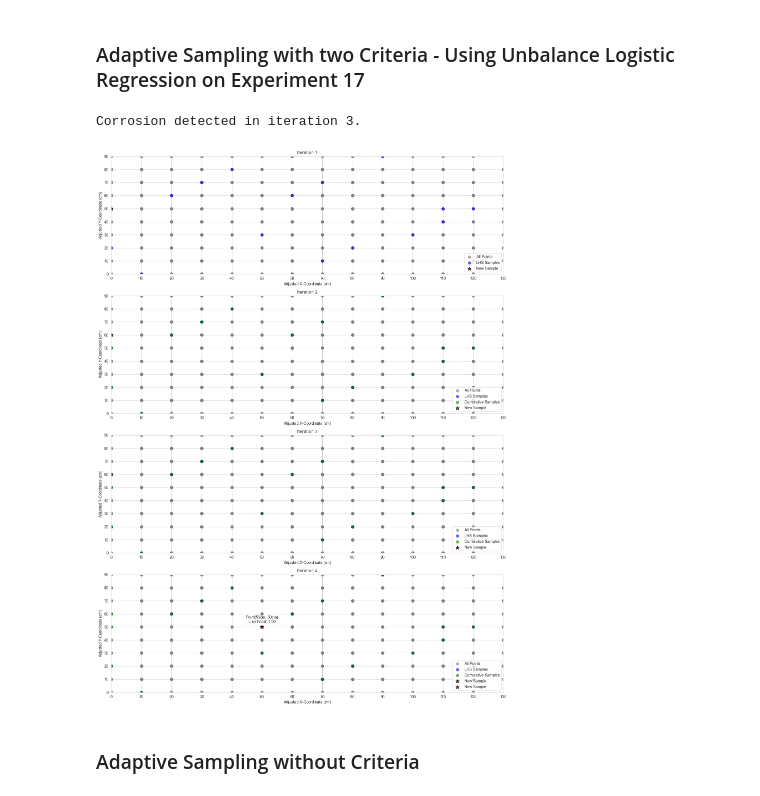
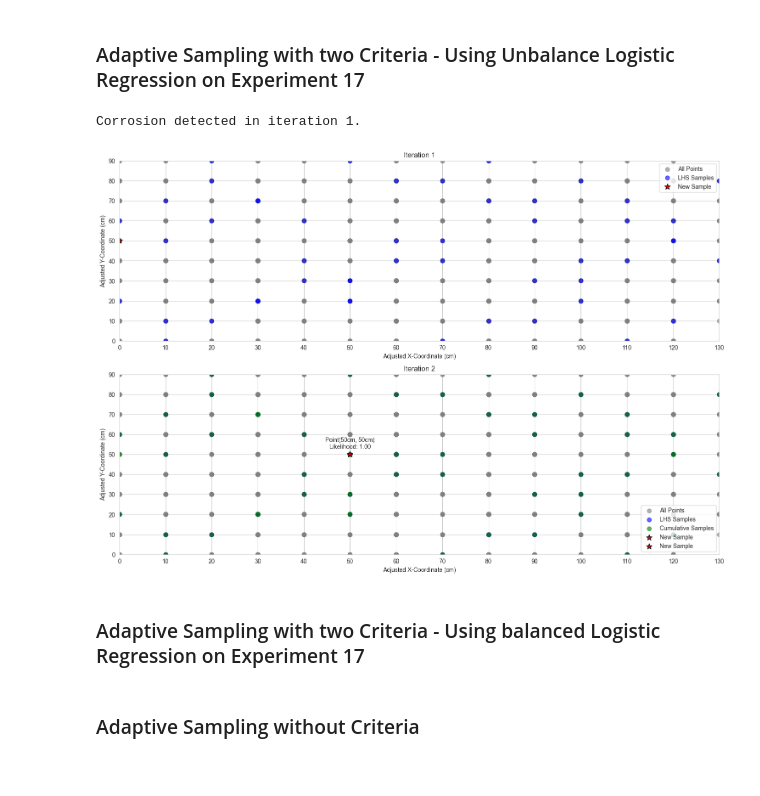
Before and after one commit to ghezalahmad/Adaptive-Sampling, a Jupyter notebook: adaptive sampling.ipynb, the cells around one changed output. Cells and saved outputs as stored; diff of their text form; code cells hidden in the pictures.

Commit message:
Balanced and Unbalanced dataset

```diff
--- a/adaptive sampling.ipynb
+++ b/adaptive sampling.ipynb
@@ -232,6 +239,21 @@ Original Y-Coordinate range: 0.0 - 86.0
 ### Random Forest on Balance Dataset
 # %%
 from sklearn.ensemble import RandomForestClassifier
+
+
+# Selecting relevant features and the target variable
+features = ['Feature 3', 'Feature 4', 'Feature 5', 'Feature 6']
+target = 'Label'
+
+# Splitting the data based on specimen
+train_data = undersampled_data[undersampled_data['Specimen'] == 1]
+test_data = undersampled_data[undersampled_data['Specimen'] == 2]
+
+# Preparing training and testing sets
+X_train = train_data[features]
+y_train = train_data[target]
+X_test = test_data[features]
+y_test = test_data[target]
 
 # Creating and fitting the Random Forest model
 rf_model = RandomForestClassifier()
@@ -332,8 +434,8 @@ data_17 = data[data['Experiment'] == 18]
 data_17 = data_17.reset_index(drop=True)
 
 # Now you can use this function in your code as before
-lhs_x_samples = latin_hypercube_sampling(data_17['X-Coordinate_Adjusted_10'], 15)
-lhs_y_samples = latin_hypercube_sampling(data_17['Y-Coordinate_Adjusted_10'], 15)
+lhs_x_samples = latin_hypercube_sampling(data_17['X-Coordinate_Adjusted_10'], 50)
+lhs_y_samples = latin_hypercube_sampling(data_17['Y-Coordinate_Adjusted_10'], 50)
 
 
 initial_samples = []
@@ -343,14 +445,10 @@ for x, y in zip(lhs_x_samples, lhs_y_samples):
     initial_samples.append(nearest_point)
 
 
-
-
 # Initial LHS samples
 lhs_samples = pd.DataFrame(initial_samples)
 cumulative_samples = lhs_samples.copy()  # To include new samples in each iteration
 unselected_data = data_17.drop(lhs_samples.index)
-
-
 
 
 def plot_adaptive_sampling(lhs_samples, cumulative_samples, new_sample, iteration, criteria_met, likelihood):
@@ -417,32 +515,34 @@ for iteration in range(10):  # Set the number of iterations
     # Check if criteria are met
     criteria_met = predicted_label[0] == 1 and predicted_proba > 0.5
 
     # Update plot for each iteration including likelihood if criteria are met
     plot_adaptive_sampling(lhs_samples, cumulative_samples, new_sample, iteration, criteria_met, predicted_proba)
 
     # Break if criteria are met
     if criteria_met:
         print(f"Corrosion detected in iteration {iteration}.")
         break
 
     # ... rest of the loop ...
         # Update the sets of selected and unselected samples
     cumulative_samples = pd.concat([cumulative_samples, new_sample])
 
     # Drop the new sample from unselected_data using a boolean mask
     mask = unselected_data.index.isin(new_sample.index)
     unselected_data = unselected_data[~mask].reset_index(drop=True)
 
     # Check if the new point meets the criteria (corrosion detected with label == 1 and p > 0.5)
     predicted_label = log_reg.predict(new_sample[features])
     predicted_proba = log_reg.predict_proba(new_sample[features])[:, 1]
 
     if predicted_label[0] == 1 or predicted_proba[0] > 0.5:
         print(f"Corrosion detected in iteration {iteration}.")
         break
 
 plt.tight_layout()
 plt.show()
 # %% [output]
-Corrosion detected in iteration 3.
+Corrosion detected in iteration 1.
-[figure, old version]
+[figure, new version]
+# %% [markdown]
+### Adaptive Sampling with two Criteria - Using balanced Logistic Regression on  Experiment 17
```
Also changed, not shown: parts of 5 cells of this notebook, 4 other files.
